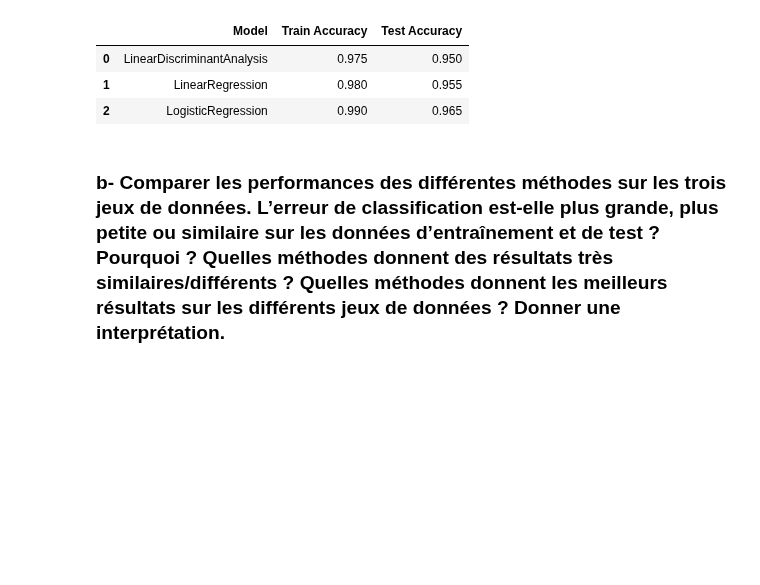
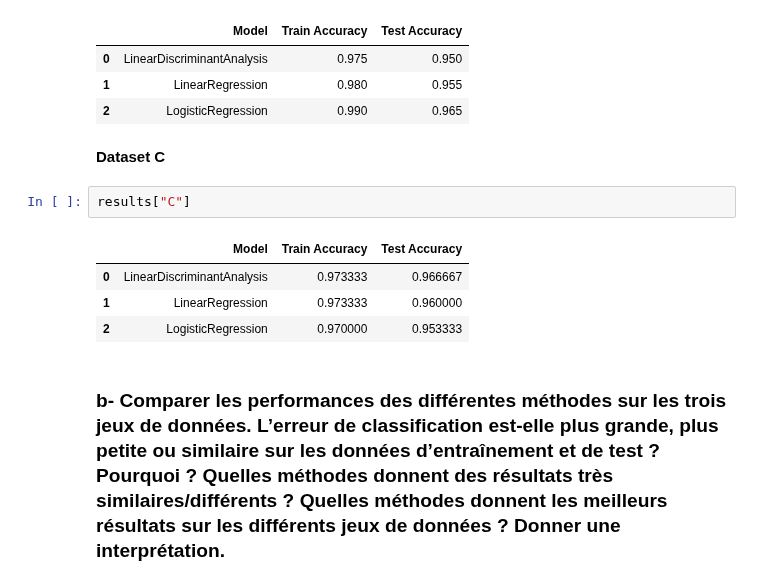
Before and after one commit to jExbrayat/introduction-artificial-intelligence, a Jupyter notebook: projet.ipynb, the cells around one changed output. Saved outputs shown, nothing was run; the diff lists cells and outputs as text; blank space fills up the shorter version.

```diff
--- a/projet.ipynb
+++ b/projet.ipynb
@@ -969,5 +1000,14 @@ results["B"]
 | 0 | LinearDiscriminantAnalysis | 0.975 | 0.950 |
 | 1 | LinearRegression | 0.980 | 0.955 |
 | 2 | LogisticRegression | 0.990 | 0.965 |
+# %% [markdown]
+**Dataset C**
+# %%
+results["C"]
+# %% [output]
+|  | Model | Train Accuracy | Test Accuracy |
+| 0 | LinearDiscriminantAnalysis | 0.973333 | 0.966667 |
+| 1 | LinearRegression | 0.973333 | 0.960000 |
+| 2 | LogisticRegression | 0.970000 | 0.953333 |
 # %% [markdown]
 ### b- Comparer les performances des différentes méthodes sur les trois jeux de données. L’erreur de classification est-elle plus grande, plus petite ou similaire sur les données d’entraînement et de test ? Pourquoi ? Quelles méthodes donnent des résultats très similaires/différents ? Quelles méthodes donnent les meilleurs résultats sur les différents jeux de données ? Donner une interprétation.
```
Also changed, not shown: parts of 13 cells of this notebook.
